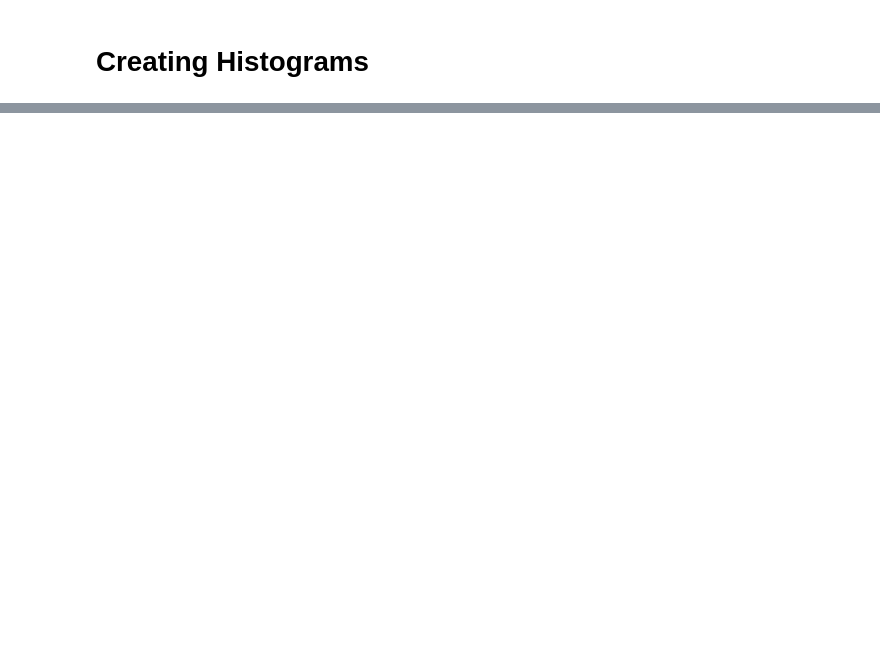
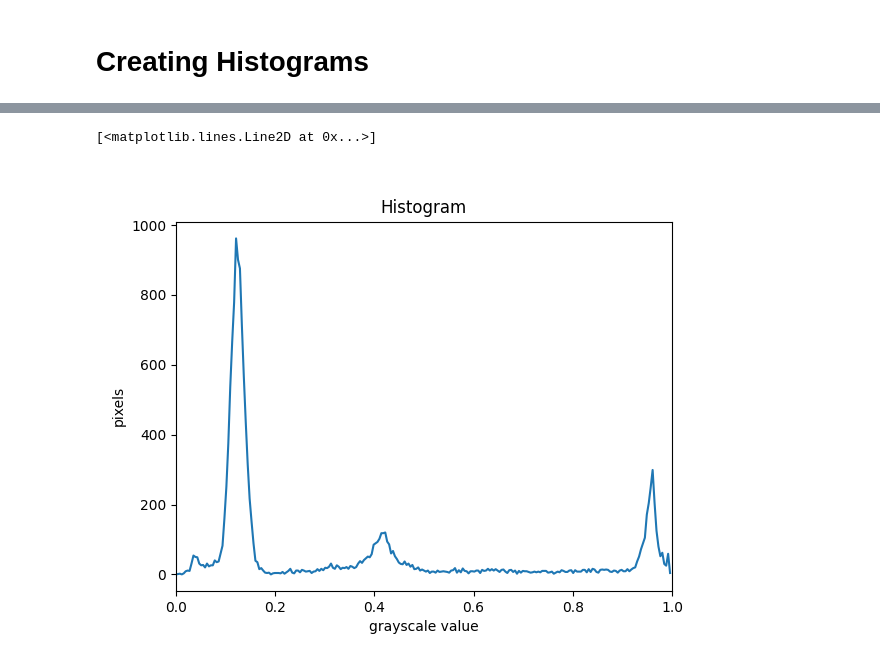
Before and after one commit to songminseok/learn-ski, a Jupyter notebook: 5_histograms.ipynb, the cells around one changed output, grey strips where cells are left out. Cells and saved outputs as stored; diff of their text form; code cells hidden in the pictures; blank space fills up the shorter version.

```diff
--- a/5_histograms.ipynb
+++ b/5_histograms.ipynb
@@ -31,0 +35,22 @@ ax.plot(bin_edges[0:-1], histogram)
+# %%
+import matplotlib.pyplot as plt
+mask = np.zeros(plant_seedling.shape, dtype="bool")
+rr, cc = ski.draw.rectangle(start=(199, 410), end=(384, 485))
+mask[rr, cc] = True
+
+seedling = np.array(plant_seedling)
+
+# fig, ax = plt.subplots()
+# ax.imshow(seedling, cmap="gray")
+histogram, bin_edges = np.histogram(seedling[mask], bins=256, range=(0.0, 1.0))
+
+fig,ax = plt.subplots()
+
+ax.set_title("Histogram")
+ax.set_xlabel("grayscale value")
+ax.set_ylabel("pixels")
+ax.set_xlim([0., 1.])
+ax.plot(bin_edges[0:-1], histogram)
+# %% [output]
+[<matplotlib.lines.Line2D at 0x...>]
+[figure, added]
```
Also changed, not shown: parts of 9 cells of this notebook.
